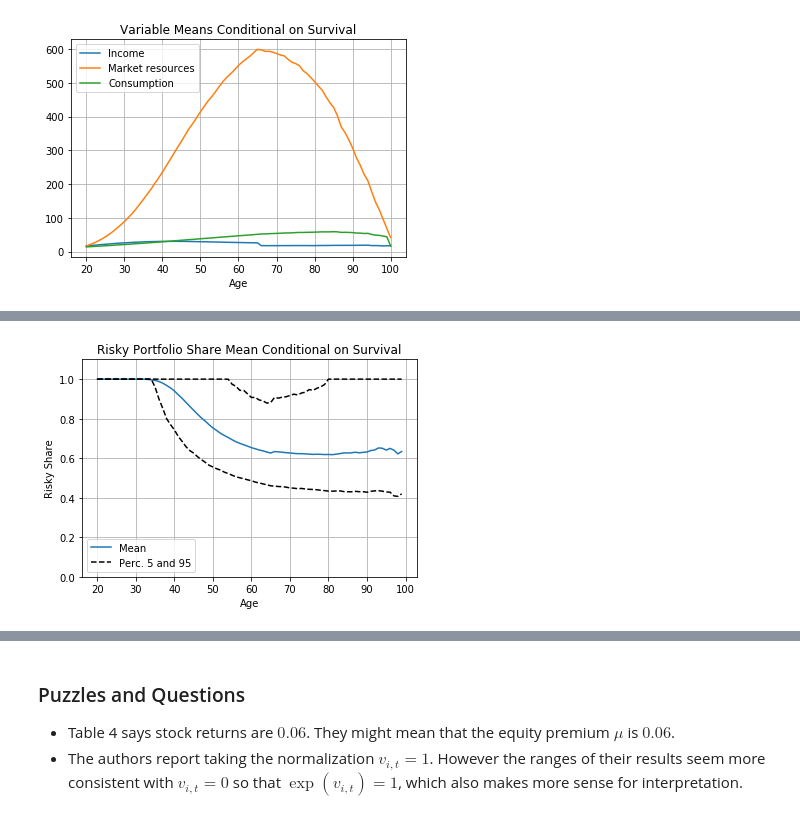
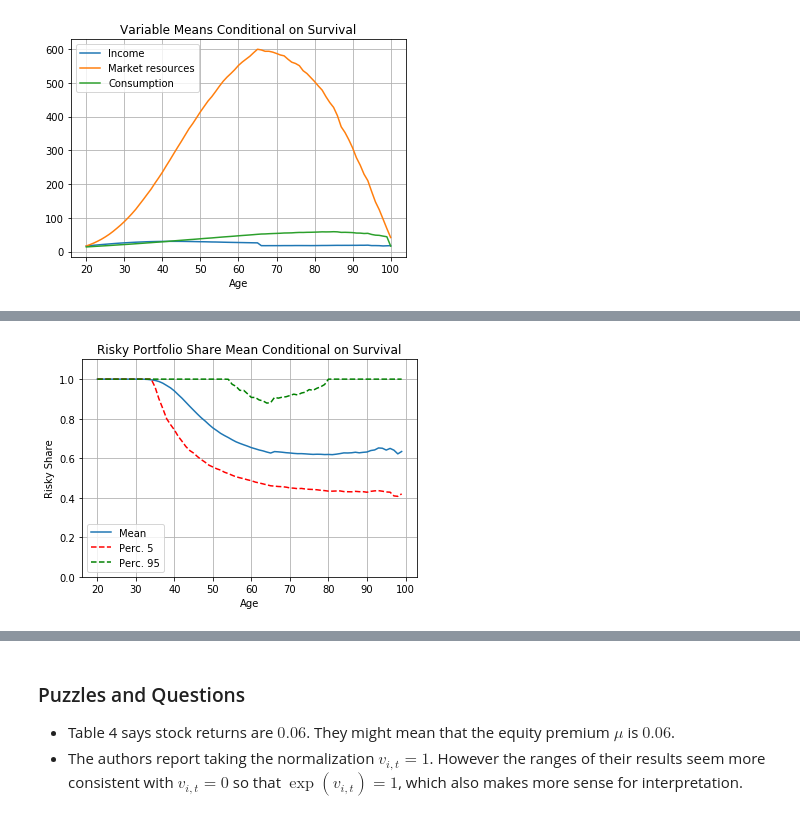
Before and after one commit to econ-ark/REMARK, a Jupyter notebook: REMARKs/CGMPortfolio/Code/Python/CGMPortfolio.ipynb, the cells around one changed output, grey strips where cells are left out. Cells and saved outputs as stored; diff of their text form; code cells hidden in the pictures.

Commit message:
update age means plot figure

```diff
--- a/REMARKs/CGMPortfolio/Code/Python/CGMPortfolio.ipynb
+++ b/REMARKs/CGMPortfolio/Code/Python/CGMPortfolio.ipynb
@@ -397,30 +397,30 @@ else:
 # %%
 # Find age percentiles
 AgePC5 = Data.groupby(['Age']).quantile(0.05).reset_index()
 AgePC95 = Data.groupby(['Age']).quantile(0.95).reset_index()
 
 # plot till death - 1
 age_1 = time_params['Age_death'] - time_params['Age_born']
 
 plt.figure()
 plt.ylim([0, 1.1])
 plt.plot(AgeMeans.Age[:age_1], AgeMeans.rShare[:age_1], label = 'Mean')
-plt.plot(AgePC5.Age[:age_1], AgePC5.rShare[:age_1], '--k')
-plt.plot(AgePC95.Age[:age_1], AgePC95.rShare[:age_1], '--k', label = 'Perc. 5 and 95')
+plt.plot(AgePC5.Age[:age_1], AgePC5.rShare[:age_1], '--r', label='Perc. 5')
+plt.plot(AgePC95.Age[:age_1], AgePC95.rShare[:age_1], '--g', label = 'Perc. 95')
 plt.legend()
 
 plt.xlabel('Age')
 plt.ylabel('Risky Share')
 plt.title('Risky Portfolio Share Mean Conditional on Survival')
 plt.grid()
 
 if not in_ipynb():
     plt.show(block=False)
     plt.pause(1)
 else:
     plt.show(block=True)
 # %% [output]
-[figure, old version]
+[figure, new version]
 # %% [markdown]
 <center><img src="Figures\ShareMeanSim.jpg" style="height:300px"></center>
 # %% [markdown]
```
Also changed, not shown: 7 other files.
